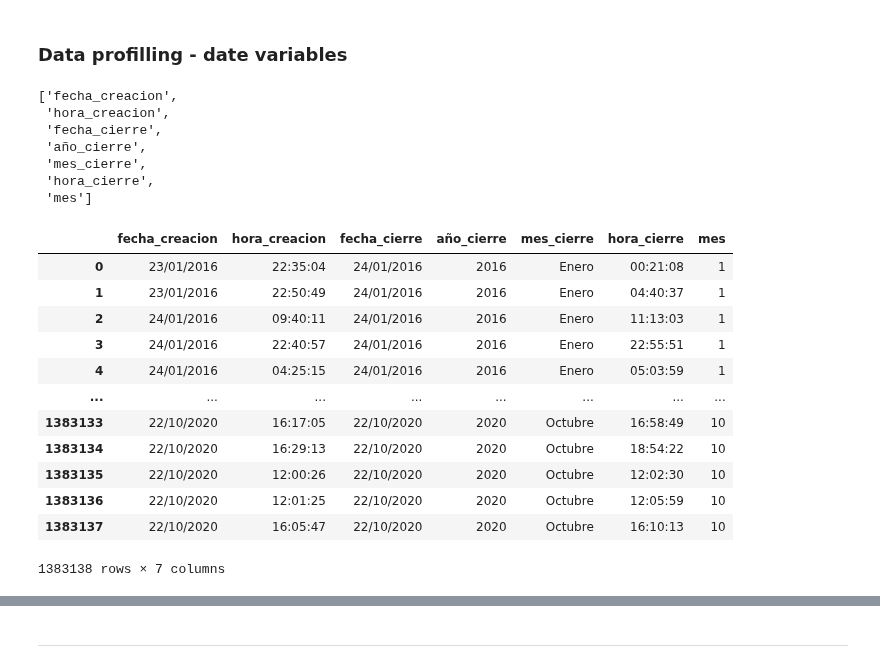
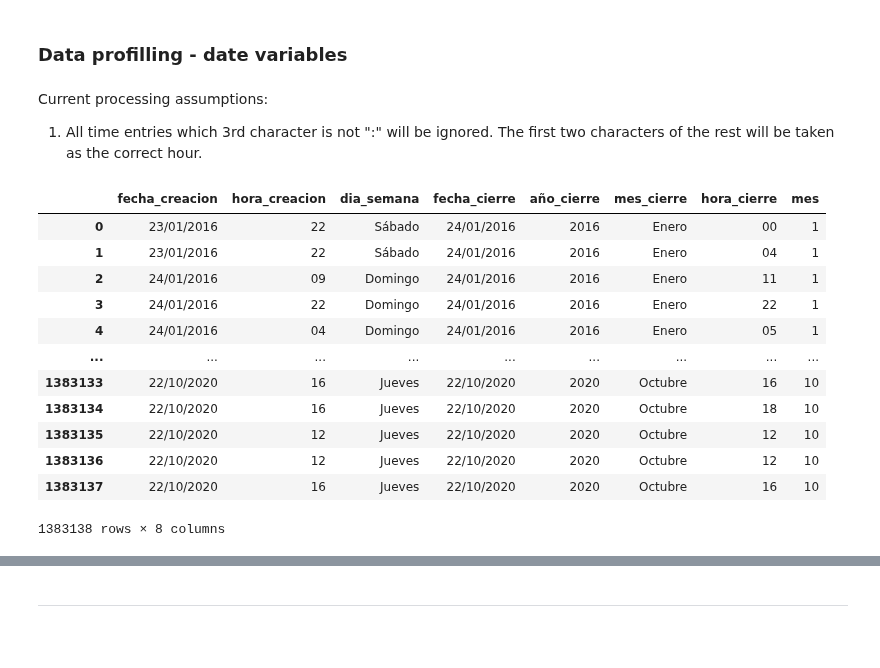
Before and after one commit to robperch/intro_to_ds_project, a Jupyter notebook: notebooks/data_profiling.ipynb, the cells around one changed output, grey strips where cells are left out. Saved outputs shown, nothing was run; the diff lists cells and outputs as text; code cells hidden in the pictures; blank space fills up the shorter version.

Commit message:
Working on date profiling

```diff
--- a/notebooks/data_profiling.ipynb
+++ b/notebooks/data_profiling.ipynb
@@ -231,30 +232,24 @@ Variable categorica -> clas_con_f_alarma
     1. Solamente el 0.8% de las llamadas son identificadas como "Falsas" antes de enviar asistencia (información útil para definir *baseline*)
 # %% [markdown]
 ### Data profilling - date variables
+# %% [markdown]
+Current processing assumptions:
+1. All time entries which 3rd character is not ":" will be ignored. The first two characters of the rest will be taken as the correct hour.
 # %%
 dat_vars = [var for var in data_dict if data_dict[var]["data_type"] == "date_and_time"]
+df_dat = data_profiling_date(df_c5, dat_vars)
+df_dat
 # %% [output]
+|  | fecha_creacion | hora_creacion | dia_semana | fecha_cierre | año_cierre | mes_cierre | hora_cierre | mes |
+| 0 | 23/01/2016 | 22 | Sábado | 24/01/2016 | 2016 | Enero | 00 | 1 |
+| 1 | 23/01/2016 | 22 | Sábado | 24/01/2016 | 2016 | Enero | 04 | 1 |
+| 2 | 24/01/2016 | 09 | Domingo | 24/01/2016 | 2016 | Enero | 11 | 1 |
+| 3 | 24/01/2016 | 22 | Domingo | 24/01/2016 | 2016 | Enero | 22 | 1 |
+| 4 | 24/01/2016 | 04 | Domingo | 24/01/2016 | 2016 | Enero | 05 | 1 |
+| ... | ... | ... | ... | ... | ... | ... | ... | ... |
+| 1383133 | 22/10/2020 | 16 | Jueves | 22/10/2020 | 2020 | Octubre | 16 | 10 |
+| 1383134 | 22/10/2020 | 16 | Jueves | 22/10/2020 | 2020 | Octubre | 18 | 10 |
+| 1383135 | 22/10/2020 | 12 | Jueves | 22/10/2020 | 2020 | Octubre | 12 | 10 |
+| 1383136 | 22/10/2020 | 12 | Jueves | 22/10/2020 | 2020 | Octubre | 12 | 10 |
+| 1383137 | 22/10/2020 | 16 | Jueves | 22/10/2020 | 2020 | Octubre | 16 | 10 |
-['fecha_creacion',
- 'hora_creacion',
- 'fecha_cierre',
- 'año_cierre',
- 'mes_cierre',
- 'hora_cierre',
- 'mes']
+1383138 rows × 8 columns
-# %%
-df_dat = df_c5.loc[:, dat_vars]
-df_dat
-# %% [output]
-|  | fecha_creacion | hora_creacion | fecha_cierre | año_cierre | mes_cierre | hora_cierre | mes |
-| 0 | 23/01/2016 | 22:35:04 | 24/01/2016 | 2016 | Enero | 00:21:08 | 1 |
-| 1 | 23/01/2016 | 22:50:49 | 24/01/2016 | 2016 | Enero | 04:40:37 | 1 |
-| 2 | 24/01/2016 | 09:40:11 | 24/01/2016 | 2016 | Enero | 11:13:03 | 1 |
-| 3 | 24/01/2016 | 22:40:57 | 24/01/2016 | 2016 | Enero | 22:55:51 | 1 |
-| 4 | 24/01/2016 | 04:25:15 | 24/01/2016 | 2016 | Enero | 05:03:59 | 1 |
-| ... | ... | ... | ... | ... | ... | ... | ... |
-| 1383133 | 22/10/2020 | 16:17:05 | 22/10/2020 | 2020 | Octubre | 16:58:49 | 10 |
-| 1383134 | 22/10/2020 | 16:29:13 | 22/10/2020 | 2020 | Octubre | 18:54:22 | 10 |
-| 1383135 | 22/10/2020 | 12:00:26 | 22/10/2020 | 2020 | Octubre | 12:02:30 | 10 |
-| 1383136 | 22/10/2020 | 12:01:25 | 22/10/2020 | 2020 | Octubre | 12:05:59 | 10 |
-| 1383137 | 22/10/2020 | 16:05:47 | 22/10/2020 | 2020 | Octubre | 16:10:13 | 10 |
-1383138 rows × 7 columns
```
Also changed, not shown: parts of 10 cells of this notebook, 2 other files.
